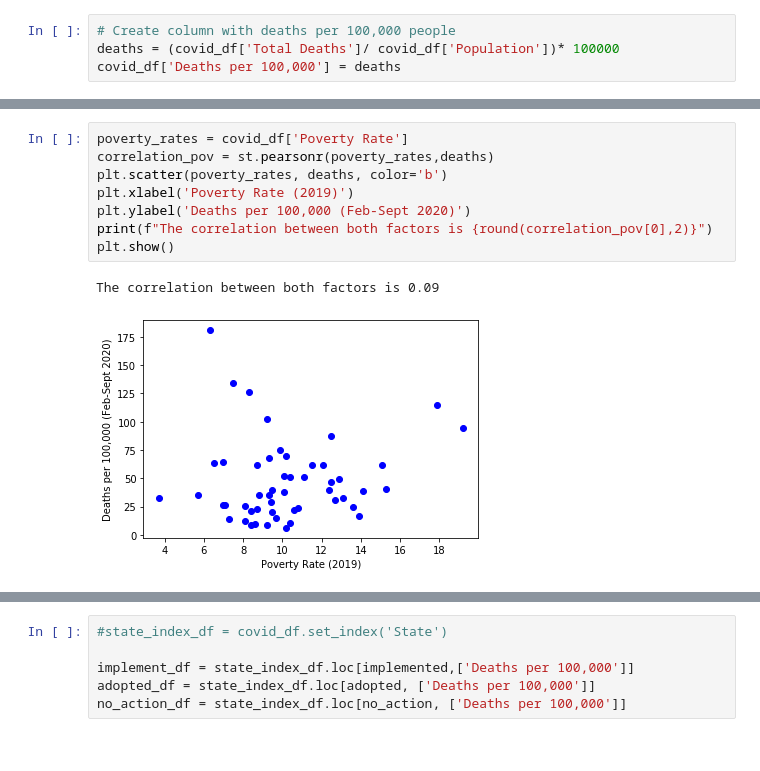
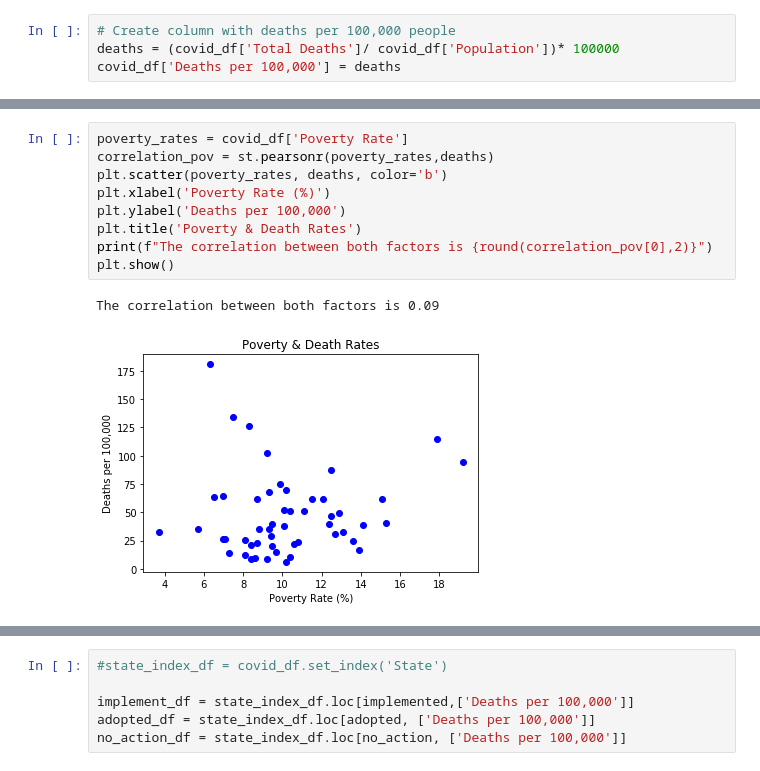
Before and after one commit to Vejaem/UofRTeamProjectAVR, a Jupyter notebook: Analysis.ipynb, the cells around one changed output, grey strips where cells are left out. Cells and saved outputs as stored; diff of their text form.

```diff
--- a/Analysis.ipynb
+++ b/Analysis.ipynb
@@ -81,14 +84,15 @@ plt.show()
 # %%
 poverty_rates = covid_df['Poverty Rate']
 correlation_pov = st.pearsonr(poverty_rates,deaths)
 plt.scatter(poverty_rates, deaths, color='b')
-plt.xlabel('Poverty Rate (2019)')
-plt.ylabel('Deaths per 100,000 (Feb-Sept 2020)')
+plt.xlabel('Poverty Rate (%)')
+plt.ylabel('Deaths per 100,000')
+plt.title('Poverty & Death Rates')
 print(f"The correlation between both factors is {round(correlation_pov[0],2)}")
 plt.show()
 # %% [output]
 The correlation between both factors is 0.09
-[figure, old version]
+[figure, new version]
 # %%
 poverty_rates = poverty_rates.sort_values(ascending=False)
 poverty_max = poverty_rates[0:5]
```
Also changed, not shown: parts of 5 cells of this notebook.
